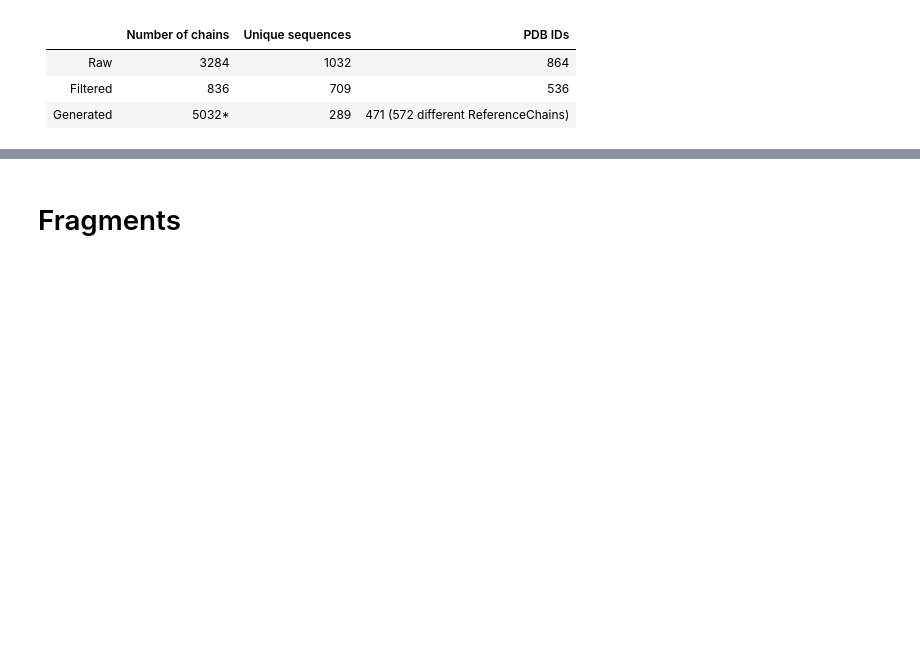
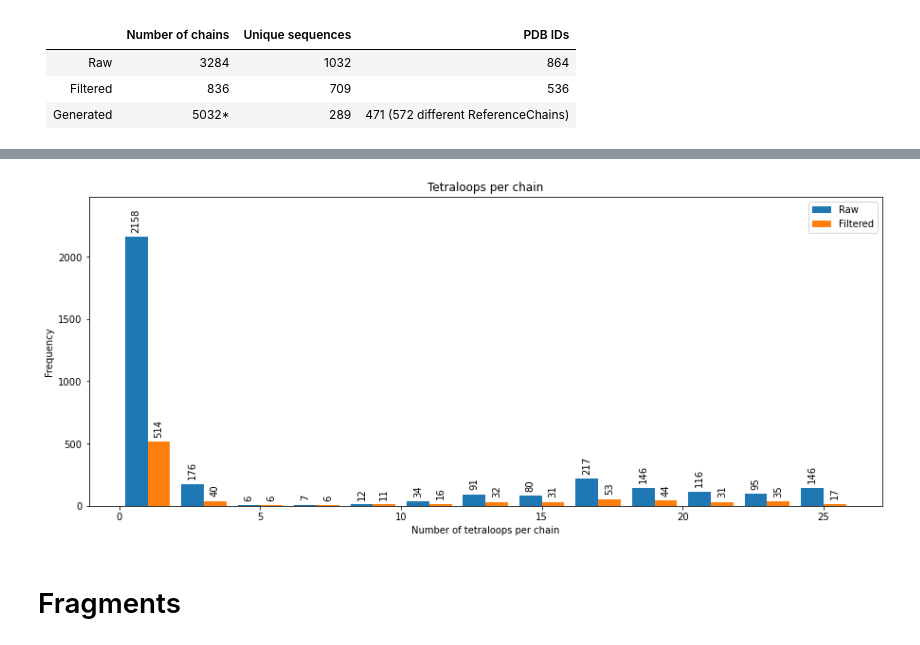
Before and after one commit to samuelflores/deep-learning-RNA-structure-prediction, a Jupyter notebook: data_generation/dataset_statistics.ipynb, the cells around one changed output, grey strips where cells are left out. Saved outputs shown, nothing was run; the diff lists cells and outputs as text; code cells hidden in the pictures; blank space fills up the shorter version.

```diff
--- a/data_generation/dataset_statistics.ipynb
+++ b/data_generation/dataset_statistics.ipynb
@@ -396,3 +450,34 @@ Figures saved to /figures
+# %%
+# Number of tetraloops per annotated chain
+# why is the average number of tetraloops per PDB id so high (like 10 per pdb id)?
+# check the chains with the highest number of tetraloops
+
+data = [[len(i.tloops) for i in chains_annotated_raw], [len(i.tloops) for i in chains_annotated_filtered]]
+
+plt.figure(figsize=(15, 6))
+
+values, _, bars = plt.hist(data, bins=13, label=["Raw", "Filtered"]) #bins=np.arange(min(data[0]), max(data[0]) + 1, 1)
+plt.bar_label(bars[0], labels=[int(i) if i != 0 else "" for i in values[0]], rotation='vertical', padding=5)
+plt.bar_label(bars[1], labels=[int(i) if i != 0 else "" for i in values[1]], rotation='vertical', padding=5)
+
+plt.ylim([0, max(values[0])*1.15])
+
+plt.title("Tetraloops per chain")
+plt.xlabel("Number of tetraloops per chain")
+plt.ylabel("Frequency")
+plt.legend()
+
+plt.savefig(figures_dir/"tloops_per_chain.png")
+
+# high_freq_chains = [i for i in chains_annotated_filtered if len(i.tloops) >= 10]
+# high_freq_chains.sort(key=lambda x: len(x.tloops), reverse=True)
+# print(f"{len(high_freq_chains)}/{len(chains_annotated_filtered)} filtered chains with >=10 tetraloops:")
+# for i in high_freq_chains:
+#     print(f"{i.pdb_id:6}{i.chain_id:4}{len(i.tloops):<4}")
+#     for j in sorted(i.tloops, key=lambda x: x.res_nums[0]):
+#         print(f"\t{j.clust_id:<4}{j.res_seq:10}{j.res_nums[0]}")
+# %% [output]
+[figure, added]
 # %% [markdown]
 # Fragments
 # %% [markdown]
```
Also changed, not shown: parts of 33 cells of this notebook, 7 other files.
